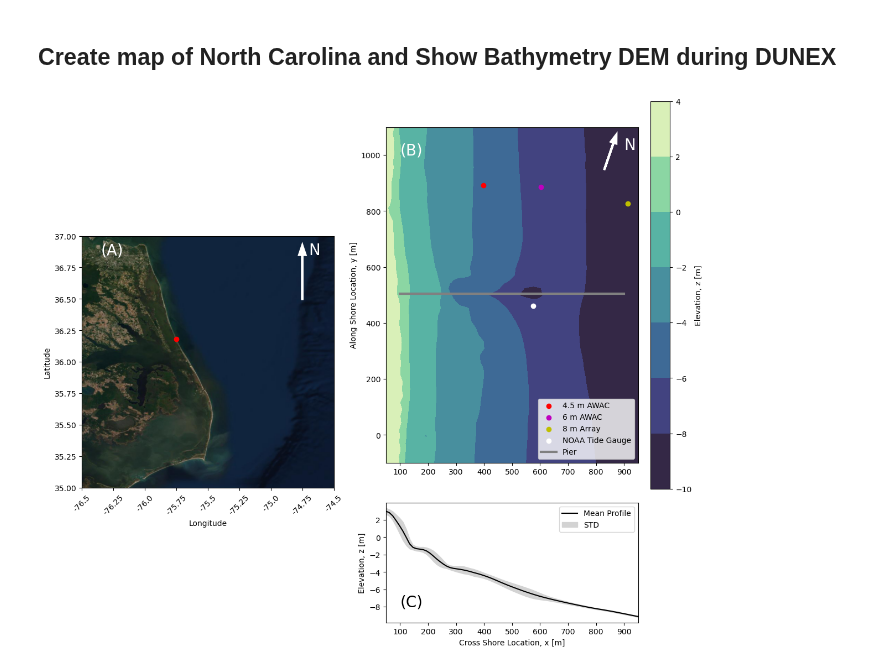
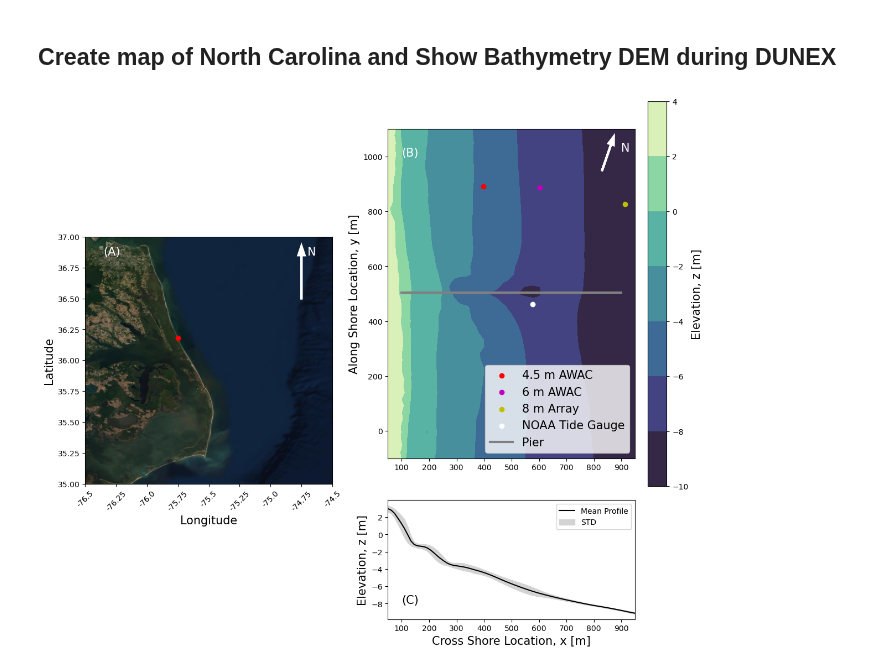
Before and after one commit to SASlabgroup/DUNEXMainExp, a Jupyter notebook: analysis/FRFBathy.ipynb, the cells around one changed output. Saved outputs shown, nothing was run; the diff lists cells and outputs as text; code cells hidden in the pictures.

Commit message:
Updated fontsizes in Figure 1

```diff
--- a/analysis/FRFBathy.ipynb
+++ b/analysis/FRFBathy.ipynb
@@ -40,11 +40,11 @@ ax_map.set_ylim(35,37)
 contextily.add_basemap(ax_map,
                        source ="https://server.arcgisonline.com/ArcGIS/rest/services/World_Imagery/MapServer/tile/{z}/{y}/{x}.jpg",
                        crs=gdf.crs.to_string(), alpha=1)
-ax_map.set_xlabel('Longitude')
-ax_map.set_ylabel('Latitude')
-ax_map.annotate('(A)',(-76.35, 36.85), color='w', fontsize=20)
+ax_map.set_xlabel('Longitude', fontsize=15)
+ax_map.set_ylabel('Latitude', fontsize=15)
+ax_map.annotate('(A)',(-76.35, 36.85), color='w', fontsize=15)
 ax_map.arrow(-74.75,36.5,0,0.35, linewidth=3, head_width=0.05, color='w')
-ax_map.annotate('N',(-74.7, 36.85), color='w', fontsize=20)
+ax_map.annotate('N',(-74.7, 36.85), color='w', fontsize=15)
 ax_map.set_xticklabels(ax_map.get_xticks(), rotation = 45)
 
 ########
@@ -61,39 +61,39 @@ bathy = bathy_dataset['elevation'][0,:,:]
 # Fixed Instrument Locations
 awac4p5m_location = [397.35, 890.98] # Converted from lat lon locations published on FRF data portal
 awac6m_location = [603.12, 886.68]   # Converted from lat lon locations published on FRF data portal
 array8m_location = [914.05, 826.08]  # Nominal location based on published data even though this array has multiple locations
 noaa_tide_location = [576.1, 460.93] # Location of the NOAA tide gauge
 
 # Plot the Bathymetry
 im = ax_bathy.contourf(xFRF_grid, yFRF_grid, bathy, cmap=cmocean.cm.deep_r)
-ax_bathy.set_ylabel('Along Shore Location, y [m]')
+ax_bathy.set_ylabel('Along Shore Location, y [m]', fontsize=15)
 cbar = fig.colorbar(im)
-cbar.ax.set_ylabel('Elevation, z [m]')
+cbar.ax.set_ylabel('Elevation, z [m]', fontsize=15)
 
 # Plot the Location of the 4.5 m AWAC, 6 m AWAC and 8 m Array and Pier
 ax_bathy.scatter(awac4p5m_location[0],awac4p5m_location[1], color='r', label='4.5 m AWAC')
 ax_bathy.scatter(awac6m_location[0], awac6m_location[1], color='m', label='6 m AWAC')
 ax_bathy.scatter(array8m_location[0], array8m_location[1], color='y', label='8 m Array')
 ax_bathy.scatter(noaa_tide_location[0], noaa_tide_location[1], color='w', label='NOAA Tide Gauge')
 ax_bathy.plot([100, 900], [505, 505], linewidth=3, color='gray', label='Pier')
 ax_bathy.axis('scaled')
-ax_bathy.legend(loc='lower right')
-ax_bathy.annotate('(B)',(100, 1000), color='w', fontsize=20)
+ax_bathy.legend(loc='lower right', fontsize=10)
+ax_bathy.annotate('(B)',(100, 1000), color='w', fontsize=15)
 ax_bathy.arrow(830,950,100*np.cos(np.deg2rad(90-19)),100*np.sin(np.deg2rad(90-19)), linewidth=3, head_width=20, color='w')
-ax_bathy.annotate('N',(900, 1020), color='w', fontsize=20)
+ax_bathy.annotate('N',(900, 1020), color='w', fontsize=15)
 
 ########
 # Panel C - Profile
 ax_profile = fig.add_subplot(gs[3, 1])
 ax_profile.sharex(ax_bathy)
 ax_profile.plot(bathy_dataset['xFRF'][:], np.nanmean(bathy, axis=0), color='k', label='Mean Profile')
 ax_profile.fill_between(bathy_dataset['xFRF'][:], np.nanmean(bathy, axis=0)-np.abs(np.nanstd(bathy, axis=0)),  np.nanmean(bathy, axis=0)+np.abs(np.nanstd(bathy, axis=0)), color='lightgray', label='STD')
 ax_profile.legend()
-ax_profile.set_xlabel('Cross Shore Location, x [m]')
-ax_profile.set_ylabel('Elevation, z [m]')
-ax_profile.annotate('(C)',(100, -8), color='k', fontsize=20)
+ax_profile.set_xlabel('Cross Shore Location, x [m]', fontsize=15)
+ax_profile.set_ylabel('Elevation, z [m]', fontsize=15)
+ax_profile.annotate('(C)',(100, -8), color='k', fontsize=15)
 
 # Save the Figure
 fig.savefig('./Figures/fig01.png', format='png', dpi=300)
 # %% [output]
-[figure, old version]
+[figure, new version]
```
